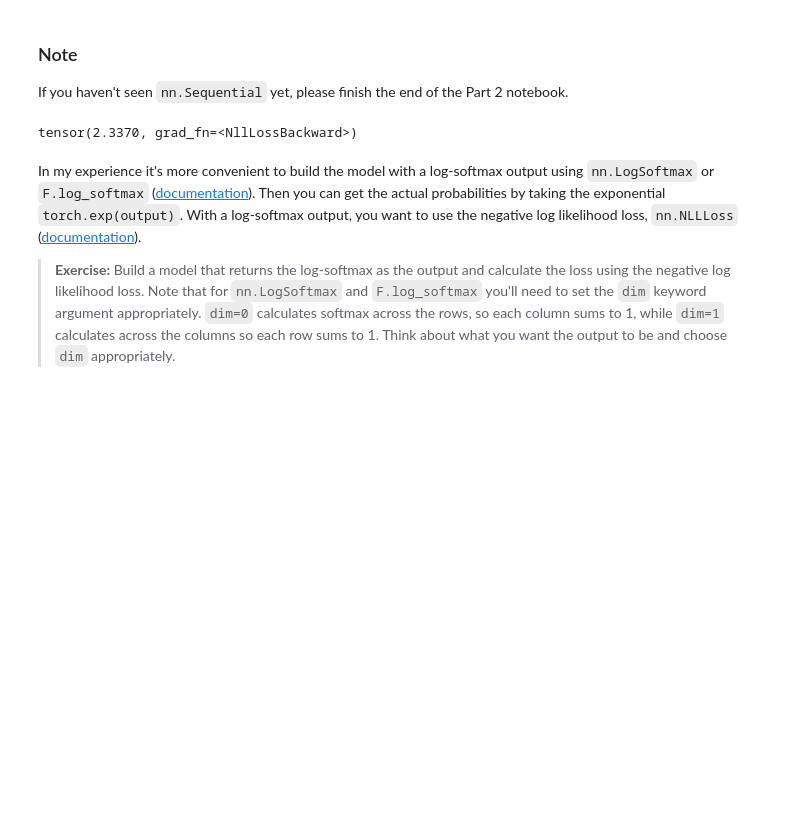
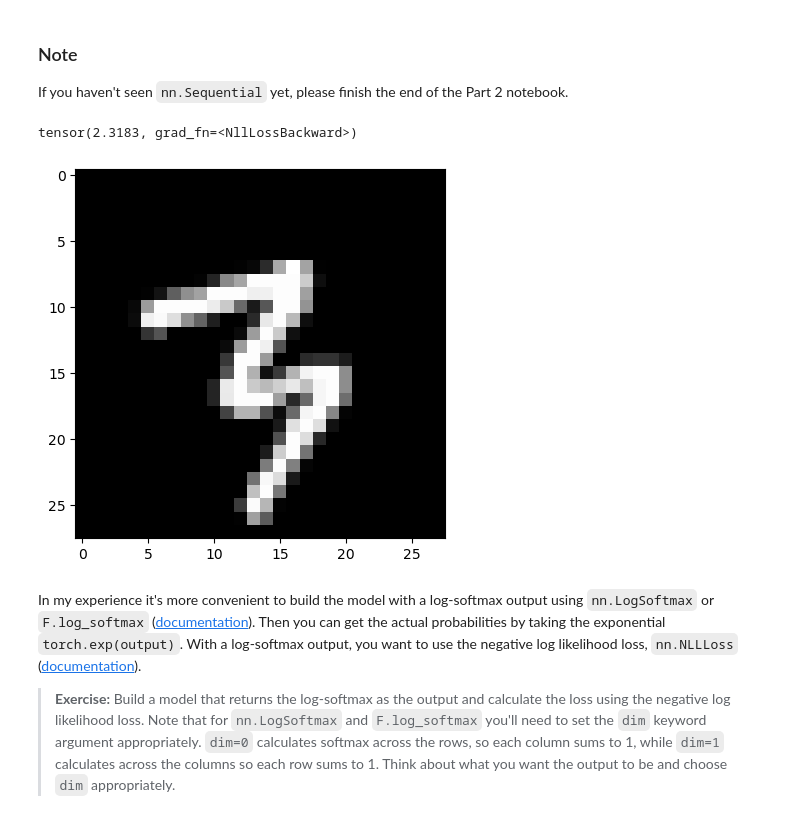
Before and after one commit to adhocmaster/ml-from-scratch, a Jupyter notebook: deep-learning-v2-pytorch-master/intro-to-pytorch/Part 3 - Training Neural Networks (Exercises).ipynb, the cells around one changed output. Cells and saved outputs as stored; diff of their text form; code cells hidden in the pictures; blank space fills up the shorter version.

```diff
--- a/deep-learning-v2-pytorch-master/intro-to-pytorch/Part 3 - Training Neural Networks (Exercises).ipynb
+++ b/deep-learning-v2-pytorch-master/intro-to-pytorch/Part 3 - Training Neural Networks (Exercises).ipynb
@@ -84,30 +85,34 @@ If you haven't seen `nn.Sequential` yet, please finish the end of the Part 2 not
 # %%
 # Build a feed-forward network
 model = nn.Sequential(nn.Linear(784, 128),
                       nn.ReLU(),
                       nn.Linear(128, 64),
                       nn.ReLU(),
                       nn.Linear(64, 10))
 
 # Define the loss
-criterion = nn.CrossEntropyLoss()
+criterion = nn.CrossEntropyLoss() # does log-softmax first and then NLLLoss
 
 # Get our data
 dataiter = iter(trainloader)
 
 images, labels = next(dataiter)
 
+# view image
+plt.imshow(images[0].view(images[0].shape[1], -1), cmap='gray')
+
 # Flatten images
 images = images.view(images.shape[0], -1)
 
 # Forward pass, get our logits
-logits = model(images)
+logits = model(images) # output of the last layer, not log odds
 # Calculate the loss with the logits and the labels
 loss = criterion(logits, labels)
 
 print(loss)
 # %% [output]
-tensor(2.3370, grad_fn=<NllLossBackward>)
+tensor(2.3183, grad_fn=<NllLossBackward>)
+[figure, added]
 # %% [markdown]
 In my experience it's more convenient to build the model with a log-softmax output using `nn.LogSoftmax` or `F.log_softmax` ([documentation](https://pytorch.org/docs/stable/nn.html#torch.nn.LogSoftmax)). Then you can get the actual probabilities by taking the exponential `torch.exp(output)`. With a log-softmax output, you want to use the negative log likelihood loss, `nn.NLLLoss` ([documentation](https://pytorch.org/docs/stable/nn.html#torch.nn.NLLLoss)).
 
```
Also changed, not shown: parts of 15 cells of this notebook.
